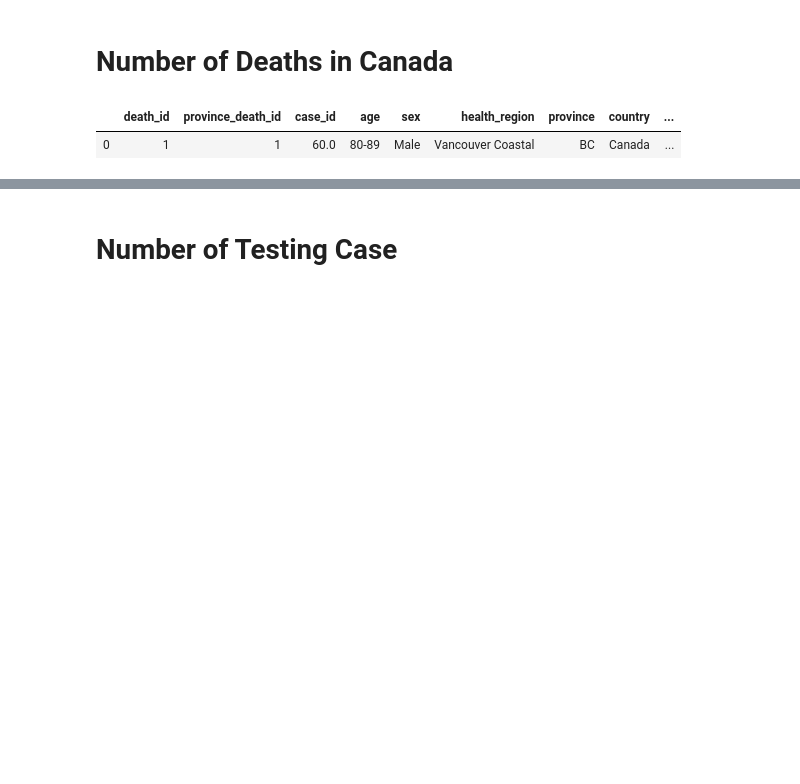
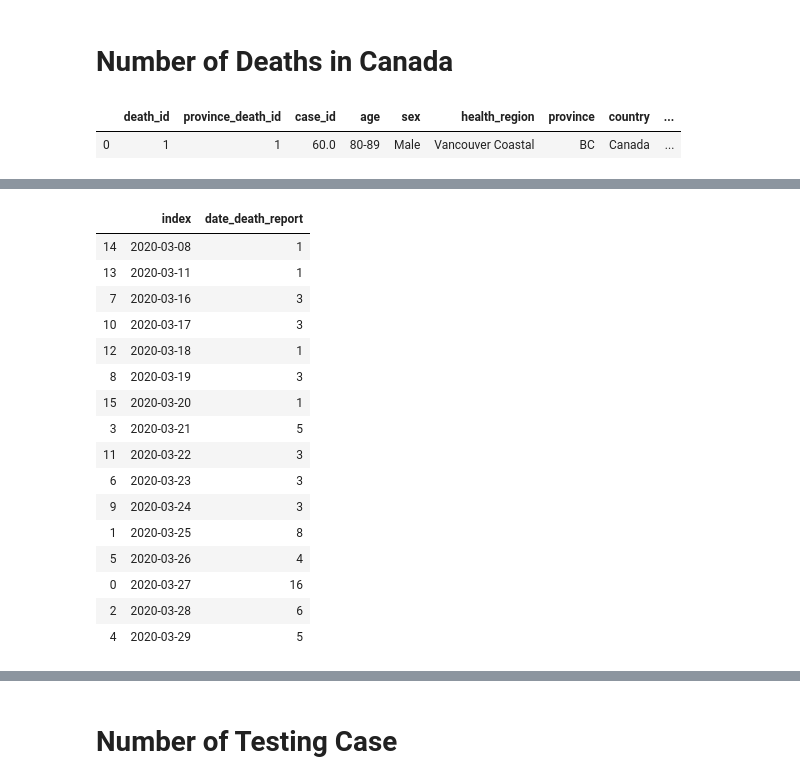
Before and after one commit to FreedomVAce/COVID_19_CA, a Jupyter notebook: Covid_19_CA.ipynb, the cells around one changed output, grey strips where cells are left out. Saved outputs shown, nothing was run; the diff lists cells and outputs as text; code cells hidden in the pictures; blank space fills up the shorter version.

```diff
--- a/Covid_19_CA.ipynb
+++ b/Covid_19_CA.ipynb
@@ -289,0 +236,3 @@ n_death
+# %%
+n_death['date_death_report'] = pd.to_datetime(n_death['date_death_report'], dayfirst = True)
+n_death['people'] = 1
@@ -289,0 +272,23 @@ n_death
+# %%
+death_report = pd.DataFrame(n_death['date_death_report'].value_counts()).reset_index().sort_values(by = 'index')
+death_report_data = ColumnDataSource(death_report)
+
+death_report
+# %% [output]
+|  | index | date_death_report |
+| 14 | 2020-03-08 | 1 |
+| 13 | 2020-03-11 | 1 |
+| 7 | 2020-03-16 | 3 |
+| 10 | 2020-03-17 | 3 |
+| 12 | 2020-03-18 | 1 |
+| 8 | 2020-03-19 | 3 |
+| 15 | 2020-03-20 | 1 |
+| 3 | 2020-03-21 | 5 |
+| 11 | 2020-03-22 | 3 |
+| 6 | 2020-03-23 | 3 |
+| 9 | 2020-03-24 | 3 |
+| 1 | 2020-03-25 | 8 |
+| 5 | 2020-03-26 | 4 |
+| 0 | 2020-03-27 | 16 |
+| 2 | 2020-03-28 | 6 |
+| 4 | 2020-03-29 | 5 |
```
Also changed, not shown: parts of 18 cells of this notebook.
